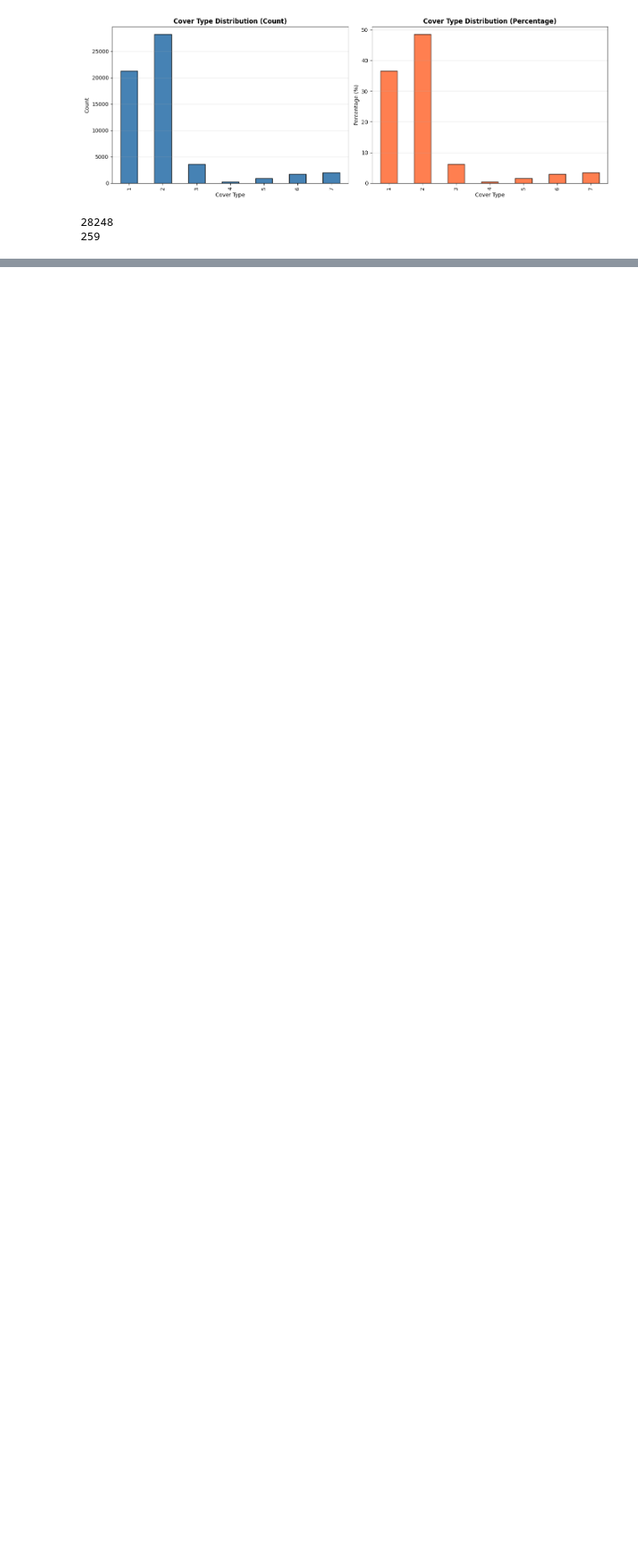
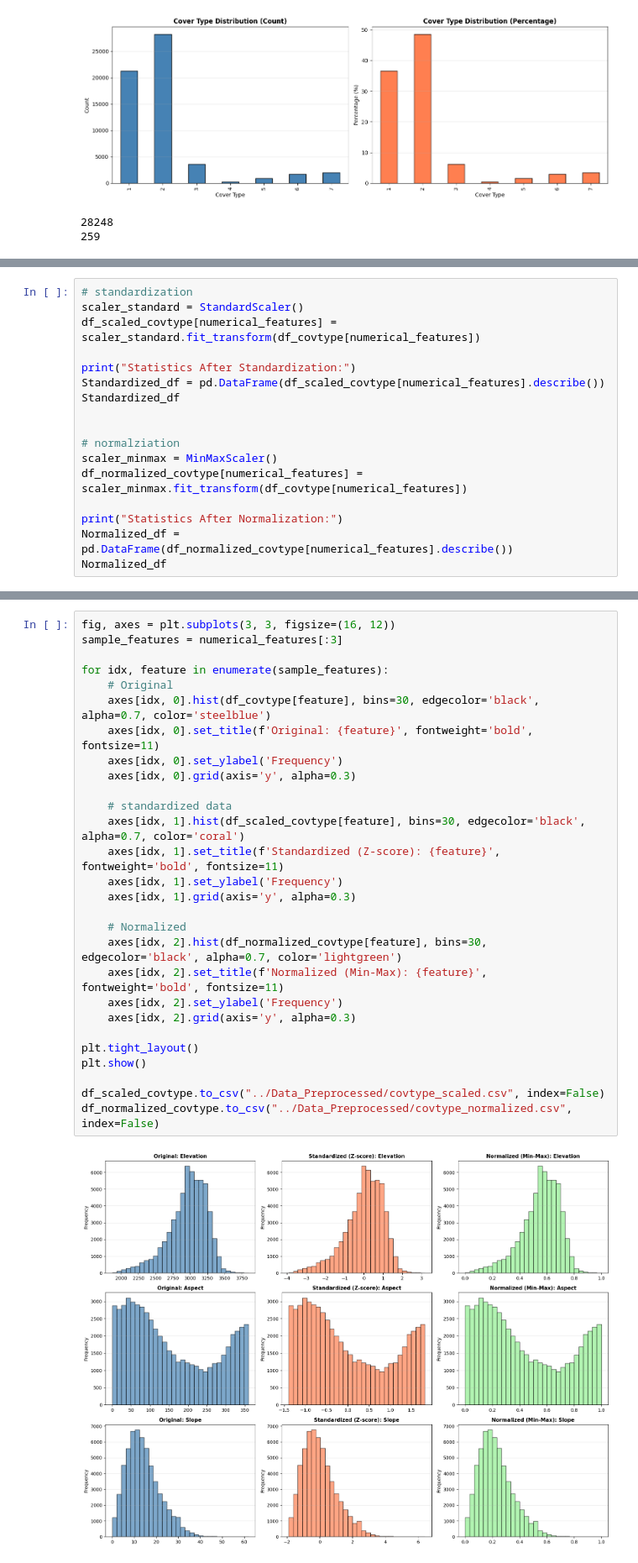
Before and after one commit to Ron-Lakeman/AppliedMachineLearning, a Jupyter notebook: EDA/eda_covtype.ipynb, the cells around one changed output, grey strips where cells are left out. Shown at 84% size. Saved outputs shown, nothing was run; the diff lists cells and outputs as text; blank space fills up the shorter version.

```diff
--- a/EDA/eda_covtype_1.ipynb
+++ b/EDA/eda_covtype.ipynb
@@ -195,0 +246,17 @@ print(min_class_count)
+# %%
+# standardization
+scaler_standard = StandardScaler()
+df_scaled_covtype[numerical_features] = scaler_standard.fit_transform(df_covtype[numerical_features])
+
+print("Statistics After Standardization:")
+Standardized_df = pd.DataFrame(df_scaled_covtype[numerical_features].describe())
+Standardized_df
+
+
+# normalziation
+scaler_minmax = MinMaxScaler()
+df_normalized_covtype[numerical_features] = scaler_minmax.fit_transform(df_covtype[numerical_features])
+
+print("Statistics After Normalization:")
+Normalized_df = pd.DataFrame(df_normalized_covtype[numerical_features].describe())
+Normalized_df
@@ -195,0 +277,30 @@ print(min_class_count)
+# %%
+fig, axes = plt.subplots(3, 3, figsize=(16, 12))
+sample_features = numerical_features[:3]
+
+for idx, feature in enumerate(sample_features):
+    # Original
+    axes[idx, 0].hist(df_covtype[feature], bins=30, edgecolor='black', alpha=0.7, color='steelblue')
+    axes[idx, 0].set_title(f'Original: {feature}', fontweight='bold', fontsize=11)
+    axes[idx, 0].set_ylabel('Frequency')
+    axes[idx, 0].grid(axis='y', alpha=0.3)
+
+    # standardized data
+    axes[idx, 1].hist(df_scaled_covtype[feature], bins=30, edgecolor='black', alpha=0.7, color='coral')
+    axes[idx, 1].set_title(f'Standardized (Z-score): {feature}', fontweight='bold', fontsize=11)
+    axes[idx, 1].set_ylabel('Frequency')
+    axes[idx, 1].grid(axis='y', alpha=0.3)
+
+    # Normalized
+    axes[idx, 2].hist(df_normalized_covtype[feature], bins=30, edgecolor='black', alpha=0.7, color='lightgreen')
+    axes[idx, 2].set_title(f'Normalized (Min-Max): {feature}', fontweight='bold', fontsize=11)
+    axes[idx, 2].set_ylabel('Frequency')
+    axes[idx, 2].grid(axis='y', alpha=0.3)
+
+plt.tight_layout()
+plt.show()
+
+df_scaled_covtype.to_csv("../Data_Preprocessed/covtype_scaled.csv", index=False)
+df_normalized_covtype.to_csv("../Data_Preprocessed/covtype_normalized.csv", index=False)
+# %% [output]
+[figure, added]
```
Also changed, not shown: parts of 9 cells of this notebook, 4 other files.
